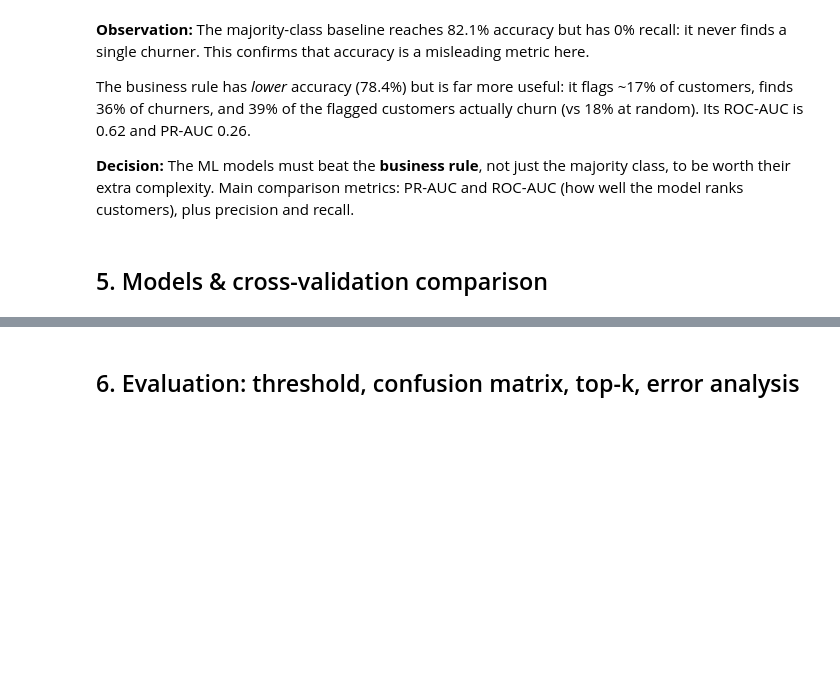
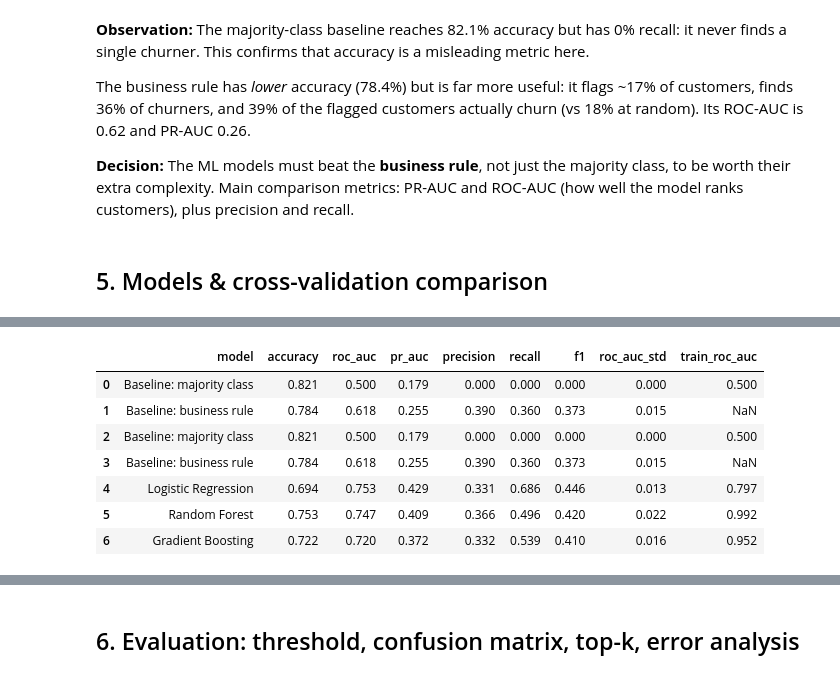
Before and after one commit to mineterkan/customer-churn-prediction, a Jupyter notebook: notebooks/churn_analysis.ipynb, the cells around one changed output, grey strips where cells are left out. Saved outputs shown, nothing was run; the diff lists cells and outputs as text; code cells hidden in the pictures; blank space fills up the shorter version.

```diff
--- a/notebooks/churn_analysis.ipynb
+++ b/notebooks/churn_analysis.ipynb
@@ -531,0 +545,30 @@ The business rule has *lower* accuracy (78.4%) but is far more useful: it flags
+# %%
+from sklearn.linear_model import LogisticRegression
+from sklearn.ensemble import RandomForestClassifier, HistGradientBoostingClassifier
+
+def make_models():
+    return {
+        "Logistic Regression": LogisticRegression(class_weight="balanced", max_iter=2000),
+        "Random Forest": RandomForestClassifier(n_estimators=300, min_samples_leaf=5,
+                                                class_weight="balanced",
+                                                random_state=RANDOM_STATE, n_jobs=-1),
+        "Gradient Boosting": HistGradientBoostingClassifier(max_depth=3, learning_rate=0.05,
+                                                            max_iter=200, class_weight="balanced",
+                                                            random_state=RANDOM_STATE),
+    }
+
+for name, model in make_models().items():
+    pipe = Pipeline([("pre", make_preprocessor()), ("clf", model)])
+    results.append(cv_evaluate(name, pipe))
+
+results_df = pd.DataFrame(results).round(3)
+results_df
+# %% [output]
+|  | model | accuracy | roc_auc | pr_auc | precision | recall | f1 | roc_auc_std | train_roc_auc |
+| 0 | Baseline: majority class | 0.821 | 0.500 | 0.179 | 0.000 | 0.000 | 0.000 | 0.000 | 0.500 |
+| 1 | Baseline: business rule | 0.784 | 0.618 | 0.255 | 0.390 | 0.360 | 0.373 | 0.015 | NaN |
+| 2 | Baseline: majority class | 0.821 | 0.500 | 0.179 | 0.000 | 0.000 | 0.000 | 0.000 | 0.500 |
+| 3 | Baseline: business rule | 0.784 | 0.618 | 0.255 | 0.390 | 0.360 | 0.373 | 0.015 | NaN |
+| 4 | Logistic Regression | 0.694 | 0.753 | 0.429 | 0.331 | 0.686 | 0.446 | 0.013 | 0.797 |
+| 5 | Random Forest | 0.753 | 0.747 | 0.409 | 0.366 | 0.496 | 0.420 | 0.022 | 0.992 |
+| 6 | Gradient Boosting | 0.722 | 0.720 | 0.372 | 0.332 | 0.539 | 0.410 | 0.016 | 0.952 |
```
Also changed, not shown: parts of 9 cells of this notebook.
